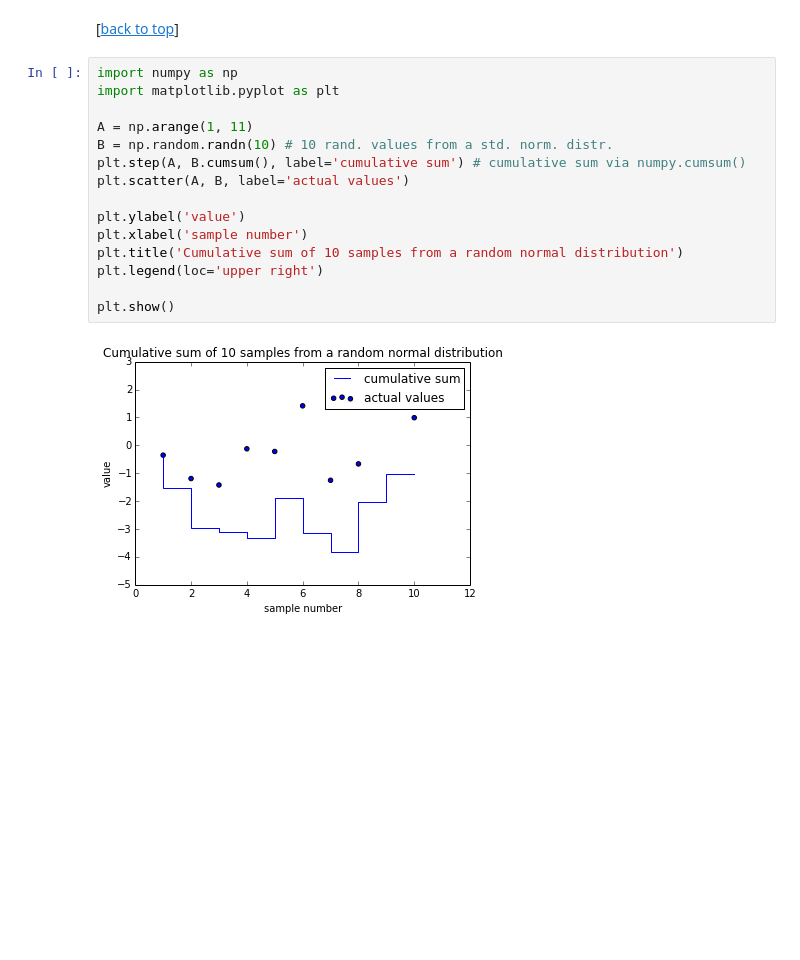
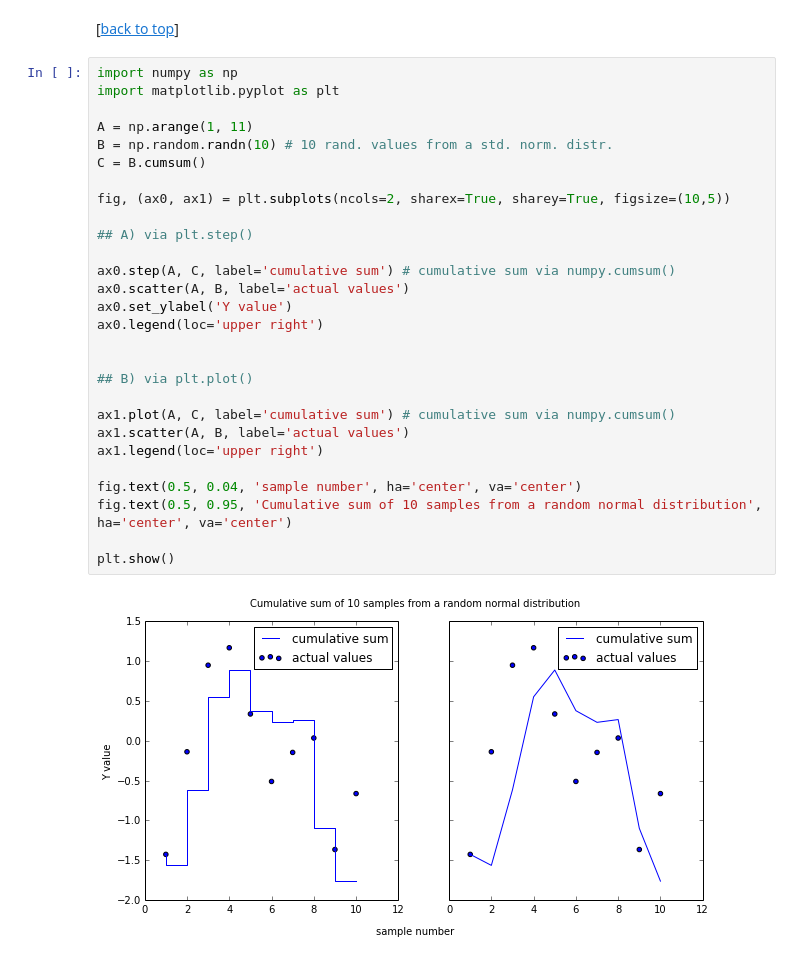
Before and after one commit to rasbt/matplotlib-gallery, a Jupyter notebook: ipynb/lineplots.ipynb, the cells around one changed output. Cells and saved outputs as stored; diff of their text form; blank space fills up the shorter version.

Commit message:
updated cumuative line plot

```diff
--- a/ipynb/lineplots.ipynb
+++ b/ipynb/lineplots.ipynb
@@ -181,17 +181,30 @@ plt.show()
 # %%
 import numpy as np
 import matplotlib.pyplot as plt
 
 A = np.arange(1, 11)
 B = np.random.randn(10) # 10 rand. values from a std. norm. distr.
-plt.step(A, B.cumsum(), label='cumulative sum') # cumulative sum via numpy.cumsum()
-plt.scatter(A, B, label='actual values')
+C = B.cumsum()
 
-plt.ylabel('value')
-plt.xlabel('sample number')
-plt.title('Cumulative sum of 10 samples from a random normal distribution')
-plt.legend(loc='upper right')
+fig, (ax0, ax1) = plt.subplots(ncols=2, sharex=True, sharey=True, figsize=(10,5))
+
+## A) via plt.step()
+
+ax0.step(A, C, label='cumulative sum') # cumulative sum via numpy.cumsum()
+ax0.scatter(A, B, label='actual values')
+ax0.set_ylabel('Y value')
+ax0.legend(loc='upper right')
+
+
+## B) via plt.plot()
+
+ax1.plot(A, C, label='cumulative sum') # cumulative sum via numpy.cumsum()
+ax1.scatter(A, B, label='actual values')
+ax1.legend(loc='upper right')
+
+fig.text(0.5, 0.04, 'sample number', ha='center', va='center')
+fig.text(0.5, 0.95, 'Cumulative sum of 10 samples from a random normal distribution', ha='center', va='center')
 
 plt.show()
 # %% [output]
-[figure, old version]
+[figure, new version]
```
Also changed, not shown: parts of 1 cell of this notebook.
